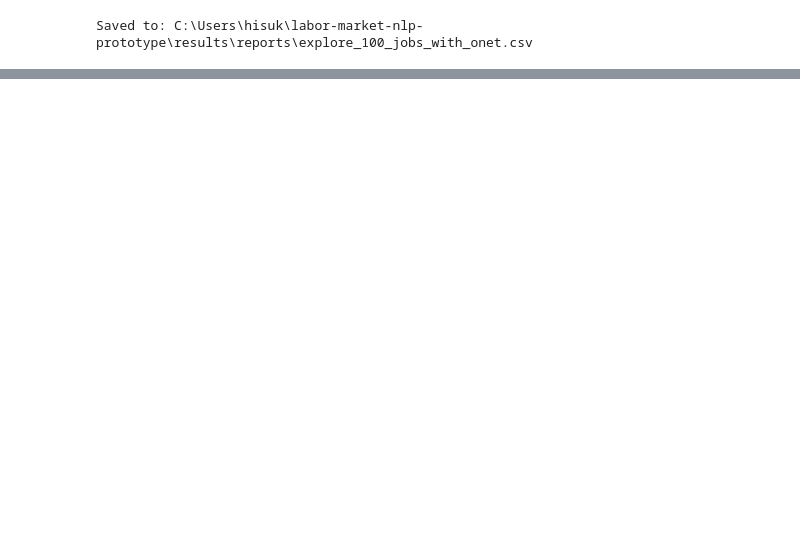
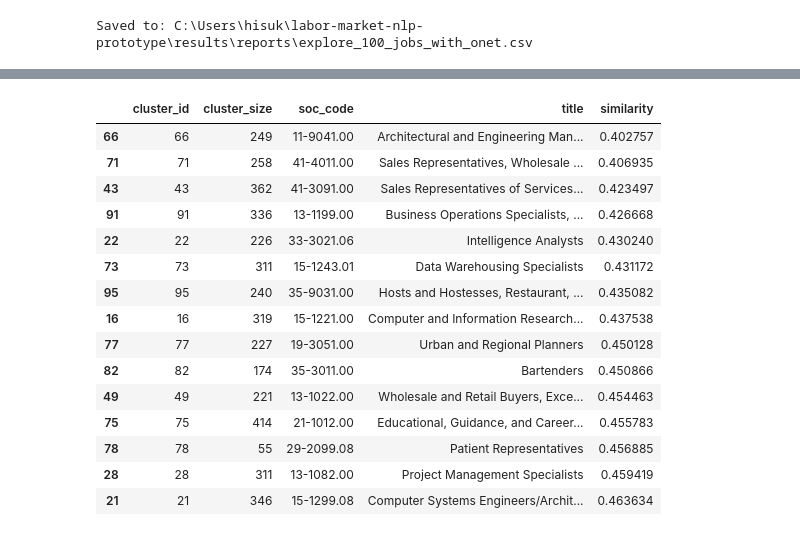
Before and after one commit to BGlifee/Labor_Market_NLP_Prototype, a Jupyter notebook: notebooks/03_taxonomy_mapping.ipynb, the cells around one changed output, grey strips where cells are left out. Cells and saved outputs as stored; diff of their text form; code cells hidden in the pictures; blank space fills up the shorter version.

Commit message:
Add clustering output

```diff
--- a/notebooks/03_taxonomy_mapping.ipynb
+++ b/notebooks/03_taxonomy_mapping.ipynb
@@ -301,0 +339,24 @@ Saved to: C:\Users\hisuk\labor-market-nlp-prototype\results\reports\explore_100_
+# %%
+# jobs 데이터프레임 이름은 너 노트북에 맞춰서 선택
+jobs_df = jobs_with_labels.copy()   # 또는 jobs_with_labels
+
+# columns 통일
+if "cluster" in jobs_df.columns and "cluster_id" not in jobs_df.columns:
+    jobs_df = jobs_df.rename(columns={"cluster": "cluster_id"})
+
+# top1_soc도 cluster_id 통일
+if "cluster" in top1_soc.columns and "cluster_id" not in top1_soc.columns:
+    top1_soc = top1_soc.rename(columns={"cluster": "cluster_id"})
+
+# join (모든 job row 유지)
+jobs_labeled = jobs_df.merge(
+    top1_soc[["cluster_id", "soc_code", "title", "similarity"]],
+    on="cluster_id",
+    how="left"
+)
+
+# 저장 (parquet 추천: 빠르고 용량 작음)
+jobs_labeled.to_parquet(PROJECT_ROOT/"data/clustered_jobs_labeled.parquet", index=False)
+
+# 확인
+jobs_labeled[["cluster_id","soc_code","title","similarity"]].head()
@@ -301,0 +406,15 @@ Saved to: C:\Users\hisuk\labor-market-nlp-prototype\results\reports\explore_100_
+# %%
+cluster_sizes = (
+    jobs_labeled.groupby("cluster_id")
+    .size()
+    .reset_index(name="cluster_size")
+)
+
+cluster_summary = cluster_sizes.merge(
+    top1_soc[["cluster_id","soc_code","title","similarity"]],
+    on="cluster_id",
+    how="left"
+).sort_values("cluster_size", ascending=False)
+
+cluster_summary.to_csv(PROJECT_ROOT/"results/reports/cluster_summary.csv", index=False)
+cluster_summary.head()
@@ -301,0 +428,21 @@ Saved to: C:\Users\hisuk\labor-market-nlp-prototype\results\reports\explore_100_
+# %%
+low_sim = cluster_summary.sort_values("similarity").head(15)
+low_sim.to_csv(PROJECT_ROOT/"results/reports/cluster_low_similarity_watchlist.csv", index=False)
+low_sim
+# %% [output]
+|  | cluster_id | cluster_size | soc_code | title | similarity |
+| 66 | 66 | 249 | 11-9041.00 | Architectural and Engineering Man... | 0.402757 |
+| 71 | 71 | 258 | 41-4011.00 | Sales Representatives, Wholesale ... | 0.406935 |
+| 43 | 43 | 362 | 41-3091.00 | Sales Representatives of Services... | 0.423497 |
+| 91 | 91 | 336 | 13-1199.00 | Business Operations Specialists, ... | 0.426668 |
+| 22 | 22 | 226 | 33-3021.06 | Intelligence Analysts | 0.430240 |
+| 73 | 73 | 311 | 15-1243.01 | Data Warehousing Specialists | 0.431172 |
+| 95 | 95 | 240 | 35-9031.00 | Hosts and Hostesses, Restaurant, ... | 0.435082 |
+| 16 | 16 | 319 | 15-1221.00 | Computer and Information Research... | 0.437538 |
+| 77 | 77 | 227 | 19-3051.00 | Urban and Regional Planners | 0.450128 |
+| 82 | 82 | 174 | 35-3011.00 | Bartenders | 0.450866 |
+| 49 | 49 | 221 | 13-1022.00 | Wholesale and Retail Buyers, Exce... | 0.454463 |
+| 75 | 75 | 414 | 21-1012.00 | Educational, Guidance, and Career... | 0.455783 |
+| 78 | 78 | 55 | 29-2099.08 | Patient Representatives | 0.456885 |
+| 28 | 28 | 311 | 13-1082.00 | Project Management Specialists | 0.459419 |
+| 21 | 21 | 346 | 15-1299.08 | Computer Systems Engineers/Archit... | 0.463634 |
```
Also changed, not shown: parts of 7 cells of this notebook, 2 other files.
